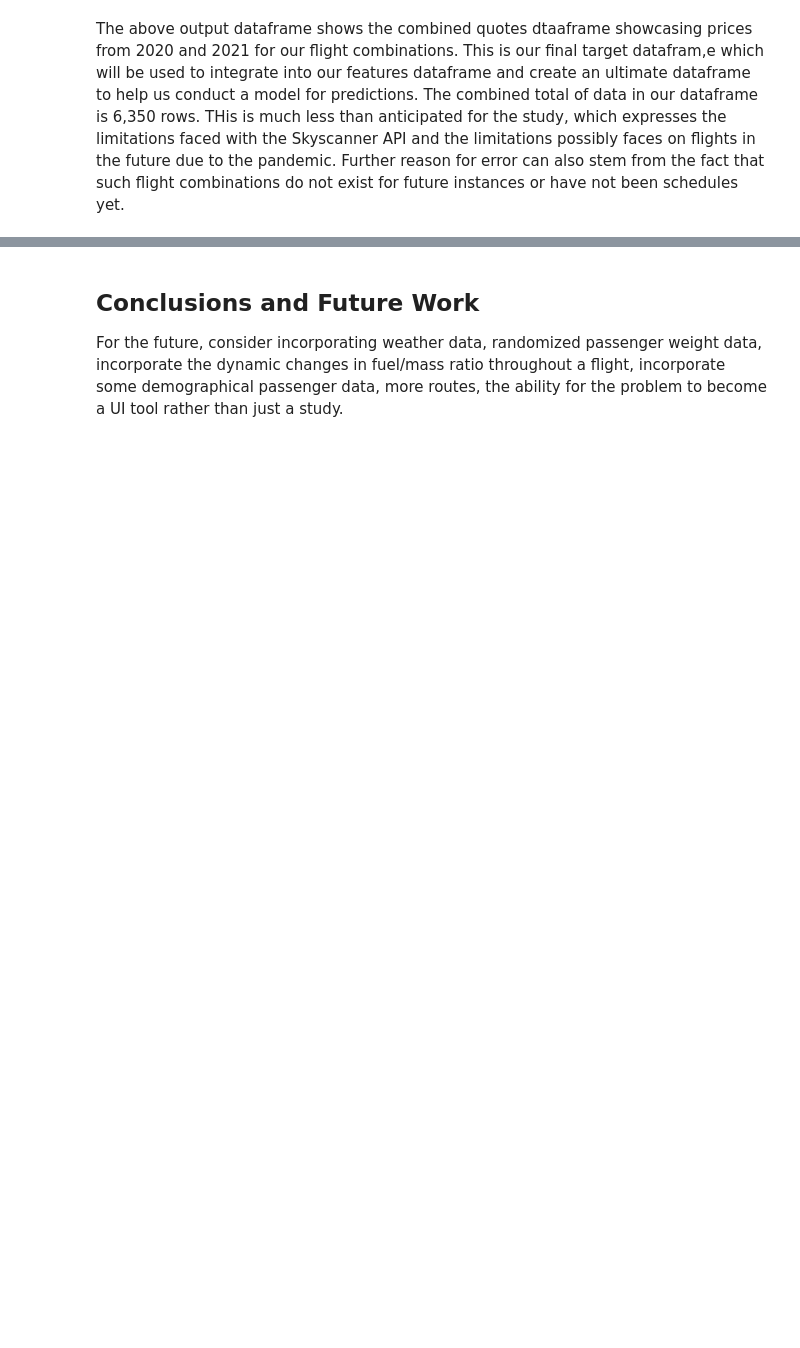
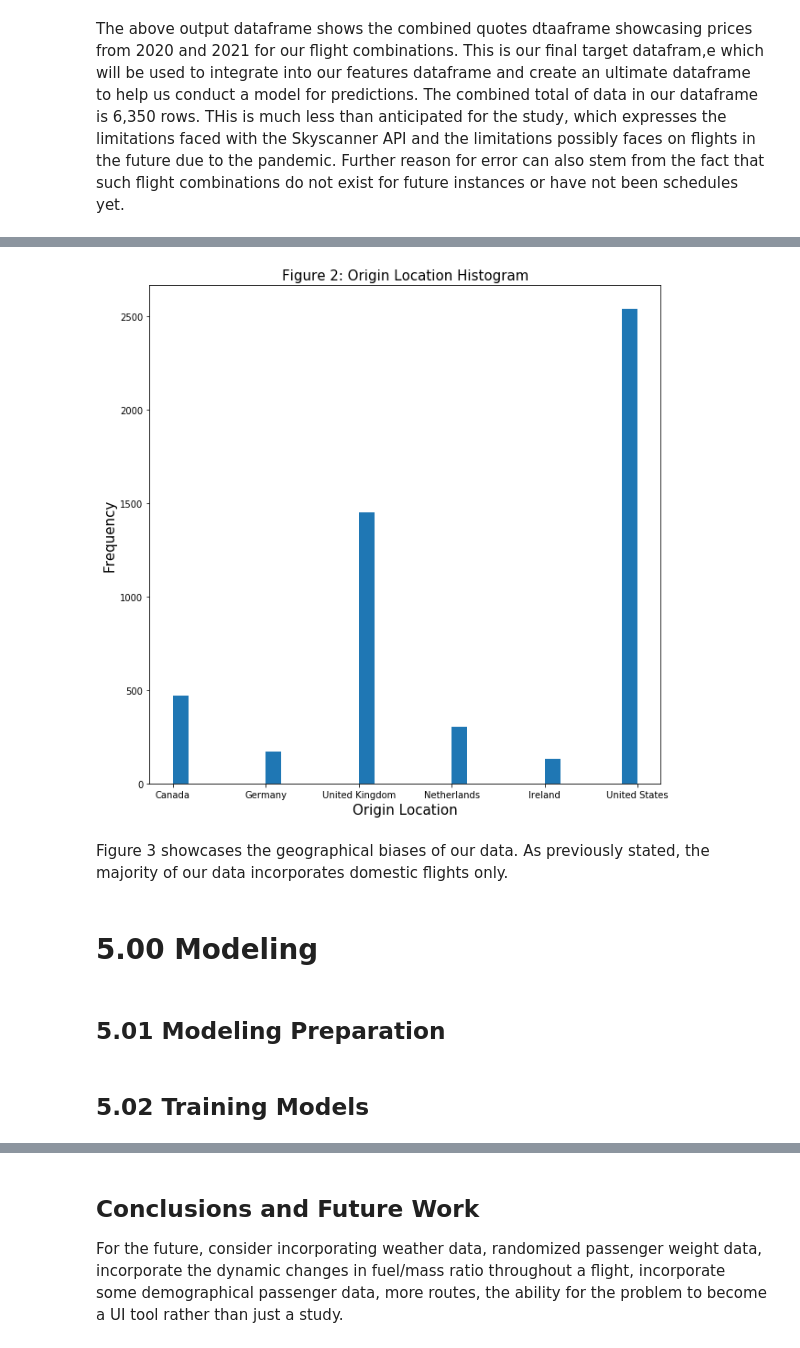
Before and after one commit to chriskuz/ga_capstone, a Jupyter notebook: code/project_notebook.ipynb, the cells around one changed output, grey strips where cells are left out. Cells and saved outputs as stored; diff of their text form; code cells hidden in the pictures; blank space fills up the shorter version.

```diff
--- a/code/project_notebook.ipynb
+++ b/code/project_notebook.ipynb
@@ -1206,0 +1139,14 @@ quotes
+# %%
+plt.figure(figsize = (10,10))
+plt.hist(eda_df['OriginCountryName'], bins = 30)
+plt.title('Figure 2: Origin Location Histogram', size = 15)
+plt.xlabel('Origin Location', size = 15)
+plt.ylabel('Frequency', size = 15);
+# %% [output]
+[figure, added]
+# %% [markdown]
+Figure 3 showcases the geographical biases of our data. As previously stated, the majority of our data incorporates domestic flights only.
+# %% [markdown]
+# 5.00 Modeling
+# %% [markdown]
+## 5.01 Modeling Preparation
@@ -1206,0 +1163,2 @@ quotes
+# %% [markdown]
+## 5.02 Training Models
```
Also changed, not shown: parts of 74 cells of this notebook, 1 other file.
